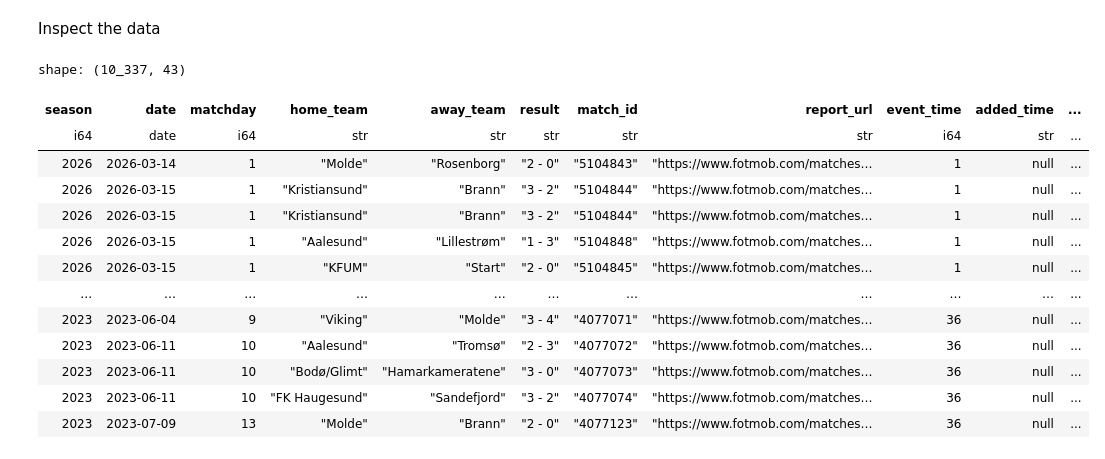
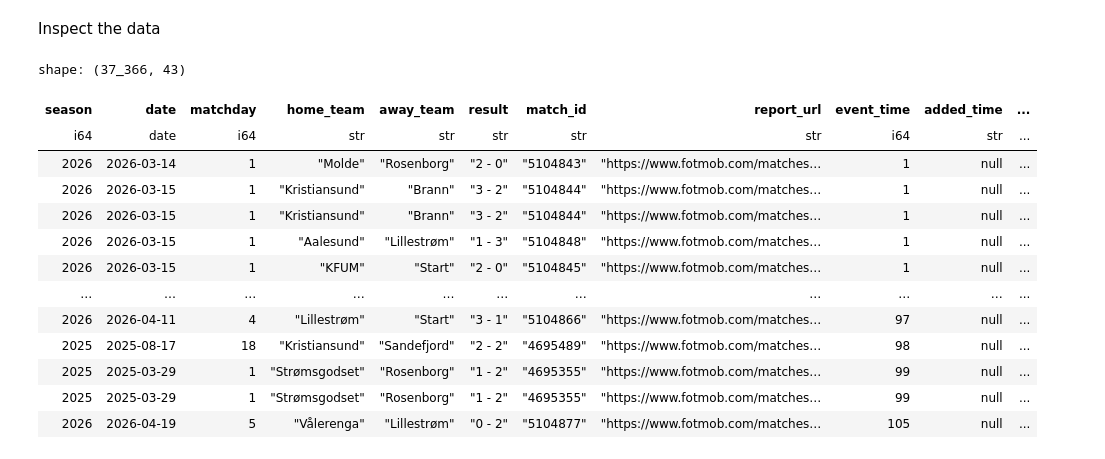
Before and after one commit to PolarsDude/brann_ticket_sales_forecasting, a Jupyter notebook: jev_experiments.ipynb, the cells around one changed output. Saved outputs shown, nothing was run; the diff lists cells and outputs as text; code cells hidden in the pictures.

```diff
--- a/jev_experiments.ipynb
+++ b/jev_experiments.ipynb
@@ -290,30 +281,30 @@ Inspect the data
 # %%
 con = duckdb.connect(str(Path(db_path)))
 
 query = """
 
     select *
     from jev_feature_extraction
 
 """
 
 result = con.execute(query).arrow()
 (
 pl.from_arrow(result)
-.filter(pl.col('attacking_threat_confidence')>0.75)
+.filter(pl.col('mr_attacking_threat_confidence')>0.75)
 )
 # %% [output]
-shape: (10_337, 43)
+shape: (37_366, 43)
 | season | date | matchday | home_team | away_team | result | match_id | report_url | event_time | added_time | ... |
 | i64 | date | i64 | str | str | str | str | str | i64 | str | ... |
 | 2026 | 2026-03-14 | 1 | "Molde" | "Rosenborg" | "2 - 0" | "5104843" | "https://www.fotmob.com/matches… | 1 | null | ... |
 | 2026 | 2026-03-15 | 1 | "Kristiansund" | "Brann" | "3 - 2" | "5104844" | "https://www.fotmob.com/matches… | 1 | null | ... |
 | 2026 | 2026-03-15 | 1 | "Kristiansund" | "Brann" | "3 - 2" | "5104844" | "https://www.fotmob.com/matches… | 1 | null | ... |
 | 2026 | 2026-03-15 | 1 | "Aalesund" | "Lillestrøm" | "1 - 3" | "5104848" | "https://www.fotmob.com/matches… | 1 | null | ... |
 | 2026 | 2026-03-15 | 1 | "KFUM" | "Start" | "2 - 0" | "5104845" | "https://www.fotmob.com/matches… | 1 | null | ... |
 | … | … | … | … | … | … | … | … | … | … | ... |
-| 2023 | 2023-06-04 | 9 | "Viking" | "Molde" | "3 - 4" | "4077071" | "https://www.fotmob.com/matches… | 36 | null | ... |
-| 2023 | 2023-06-11 | 10 | "Aalesund" | "Tromsø" | "2 - 3" | "4077072" | "https://www.fotmob.com/matches… | 36 | null | ... |
-| 2023 | 2023-06-11 | 10 | "Bodø/Glimt" | "Hamarkameratene" | "3 - 0" | "4077073" | "https://www.fotmob.com/matches… | 36 | null | ... |
-| 2023 | 2023-06-11 | 10 | "FK Haugesund" | "Sandefjord" | "3 - 2" | "4077074" | "https://www.fotmob.com/matches… | 36 | null | ... |
-| 2023 | 2023-07-09 | 13 | "Molde" | "Brann" | "2 - 0" | "4077123" | "https://www.fotmob.com/matches… | 36 | null | ... |
+| 2026 | 2026-04-11 | 4 | "Lillestrøm" | "Start" | "3 - 1" | "5104866" | "https://www.fotmob.com/matches… | 97 | null | ... |
+| 2025 | 2025-08-17 | 18 | "Kristiansund" | "Sandefjord" | "2 - 2" | "4695489" | "https://www.fotmob.com/matches… | 98 | null | ... |
+| 2025 | 2025-03-29 | 1 | "Strømsgodset" | "Rosenborg" | "1 - 2" | "4695355" | "https://www.fotmob.com/matches… | 99 | null | ... |
+| 2025 | 2025-03-29 | 1 | "Strømsgodset" | "Rosenborg" | "1 - 2" | "4695355" | "https://www.fotmob.com/matches… | 99 | null | ... |
+| 2026 | 2026-04-19 | 5 | "Vålerenga" | "Lillestrøm" | "0 - 2" | "5104877" | "https://www.fotmob.com/matches… | 105 | null | ... |
```
Also changed, not shown: parts of 4 cells of this notebook, 1 other file.
